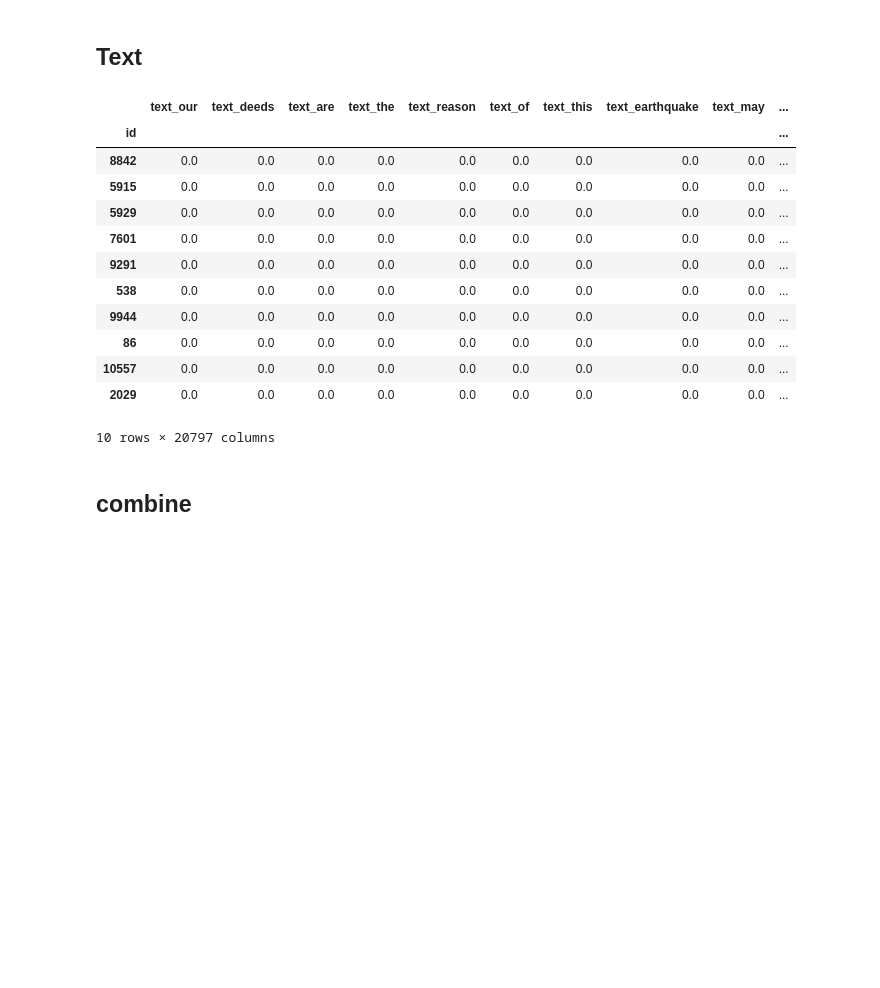
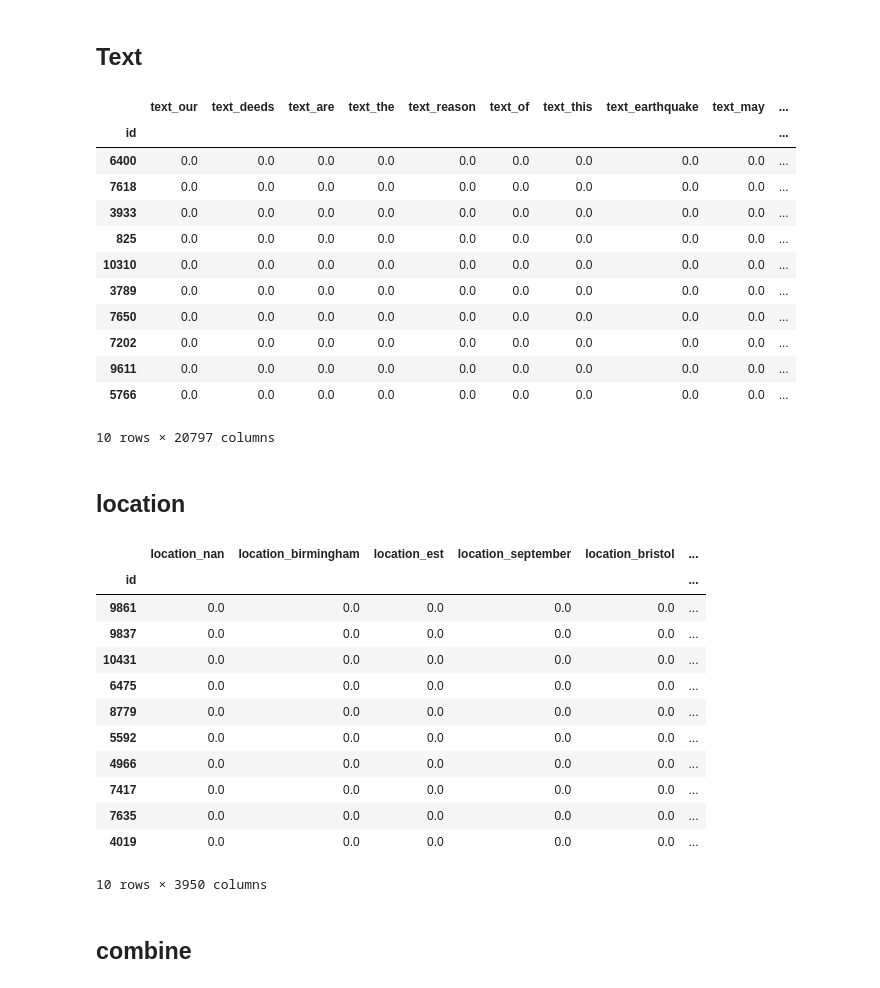
Before and after one commit to AlonWolfi/kaggle--nlp-getting-started, a Jupyter notebook: project_notebook.ipynb, the cells around one changed output. Drawn from its saved outputs; the diff is of its cells as text; code cells hidden in the pictures; blank space fills up the shorter version.

```diff
--- a/project_notebook.ipynb
+++ b/project_notebook.ipynb
@@ -9,7 +9,7 @@ from sklearn.metrics import f1_score
 %matplotlib inline
 # %%
 VALIDATION = False
-SAMPLE = True
+SAMPLE = False
 SAMPLE_FRAC = 0.3
 final_metric = HardMetric(f1_score)
 # %%
@@ -76,17 +76,39 @@ X_text.sample(10)
 # %% [output]
 |  | text_our | text_deeds | text_are | text_the | text_reason | text_of | text_this | text_earthquake | text_may | ... |
 | id |  |  |  |  |  |  |  |  |  | ... |
-| 8842 | 0.0 | 0.0 | 0.0 | 0.0 | 0.0 | 0.0 | 0.0 | 0.0 | 0.0 | ... |
-| 5915 | 0.0 | 0.0 | 0.0 | 0.0 | 0.0 | 0.0 | 0.0 | 0.0 | 0.0 | ... |
-| 5929 | 0.0 | 0.0 | 0.0 | 0.0 | 0.0 | 0.0 | 0.0 | 0.0 | 0.0 | ... |
-| 7601 | 0.0 | 0.0 | 0.0 | 0.0 | 0.0 | 0.0 | 0.0 | 0.0 | 0.0 | ... |
-| 9291 | 0.0 | 0.0 | 0.0 | 0.0 | 0.0 | 0.0 | 0.0 | 0.0 | 0.0 | ... |
-| 538 | 0.0 | 0.0 | 0.0 | 0.0 | 0.0 | 0.0 | 0.0 | 0.0 | 0.0 | ... |
-| 9944 | 0.0 | 0.0 | 0.0 | 0.0 | 0.0 | 0.0 | 0.0 | 0.0 | 0.0 | ... |
-| 86 | 0.0 | 0.0 | 0.0 | 0.0 | 0.0 | 0.0 | 0.0 | 0.0 | 0.0 | ... |
-| 10557 | 0.0 | 0.0 | 0.0 | 0.0 | 0.0 | 0.0 | 0.0 | 0.0 | 0.0 | ... |
-| 2029 | 0.0 | 0.0 | 0.0 | 0.0 | 0.0 | 0.0 | 0.0 | 0.0 | 0.0 | ... |
+| 6400 | 0.0 | 0.0 | 0.0 | 0.0 | 0.0 | 0.0 | 0.0 | 0.0 | 0.0 | ... |
+| 7618 | 0.0 | 0.0 | 0.0 | 0.0 | 0.0 | 0.0 | 0.0 | 0.0 | 0.0 | ... |
+| 3933 | 0.0 | 0.0 | 0.0 | 0.0 | 0.0 | 0.0 | 0.0 | 0.0 | 0.0 | ... |
+| 825 | 0.0 | 0.0 | 0.0 | 0.0 | 0.0 | 0.0 | 0.0 | 0.0 | 0.0 | ... |
+| 10310 | 0.0 | 0.0 | 0.0 | 0.0 | 0.0 | 0.0 | 0.0 | 0.0 | 0.0 | ... |
+| 3789 | 0.0 | 0.0 | 0.0 | 0.0 | 0.0 | 0.0 | 0.0 | 0.0 | 0.0 | ... |
+| 7650 | 0.0 | 0.0 | 0.0 | 0.0 | 0.0 | 0.0 | 0.0 | 0.0 | 0.0 | ... |
+| 7202 | 0.0 | 0.0 | 0.0 | 0.0 | 0.0 | 0.0 | 0.0 | 0.0 | 0.0 | ... |
+| 9611 | 0.0 | 0.0 | 0.0 | 0.0 | 0.0 | 0.0 | 0.0 | 0.0 | 0.0 | ... |
+| 5766 | 0.0 | 0.0 | 0.0 | 0.0 | 0.0 | 0.0 | 0.0 | 0.0 | 0.0 | ... |
 10 rows × 20797 columns
+# %% [markdown]
+## location
+# %%
+from feature_extraction.location import process_location
+
+location = data['location']
+X_location = process_location(location)
+X_location.sample(10)
+# %% [output]
+|  | location_nan | location_birmingham | location_est | location_september | location_bristol | ... |
+| id |  |  |  |  |  | ... |
+| 9861 | 0.0 | 0.0 | 0.0 | 0.0 | 0.0 | ... |
+| 9837 | 0.0 | 0.0 | 0.0 | 0.0 | 0.0 | ... |
+| 10431 | 0.0 | 0.0 | 0.0 | 0.0 | 0.0 | ... |
+| 6475 | 0.0 | 0.0 | 0.0 | 0.0 | 0.0 | ... |
+| 8779 | 0.0 | 0.0 | 0.0 | 0.0 | 0.0 | ... |
+| 5592 | 0.0 | 0.0 | 0.0 | 0.0 | 0.0 | ... |
+| 4966 | 0.0 | 0.0 | 0.0 | 0.0 | 0.0 | ... |
+| 7417 | 0.0 | 0.0 | 0.0 | 0.0 | 0.0 | ... |
+| 7635 | 0.0 | 0.0 | 0.0 | 0.0 | 0.0 | ... |
+| 4019 | 0.0 | 0.0 | 0.0 | 0.0 | 0.0 | ... |
+10 rows × 3950 columns
 # %% [markdown]
 ## combine
 # %%
```
Also changed, not shown: parts of 11 cells of this notebook, 2 other files.
